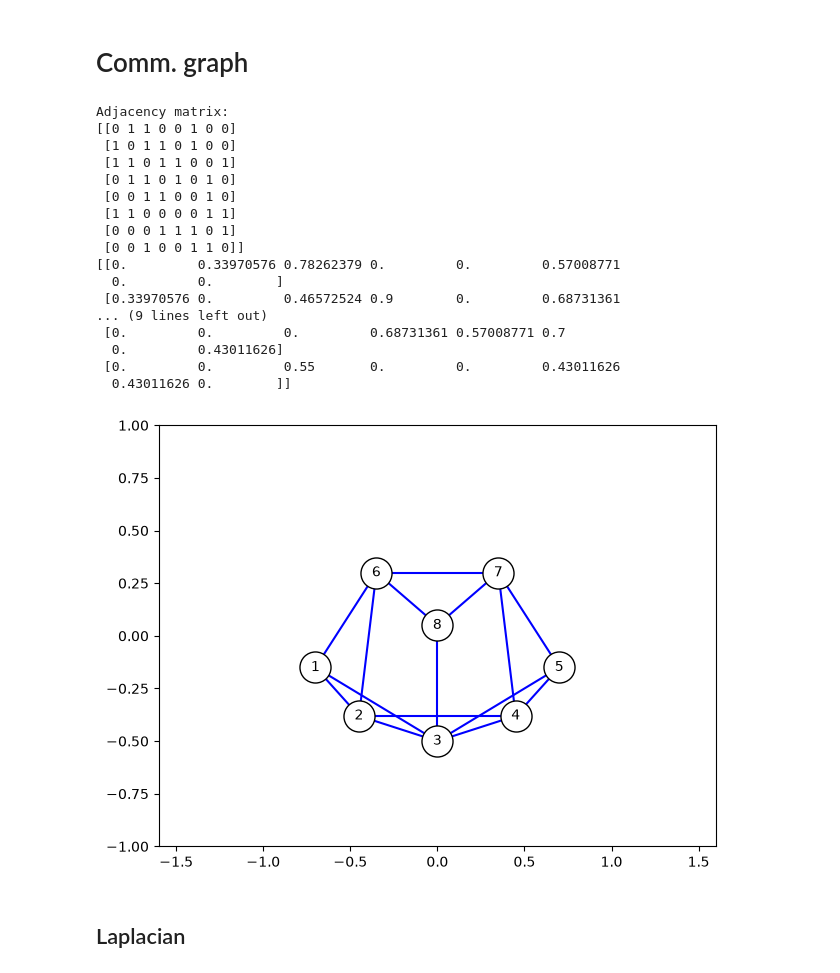
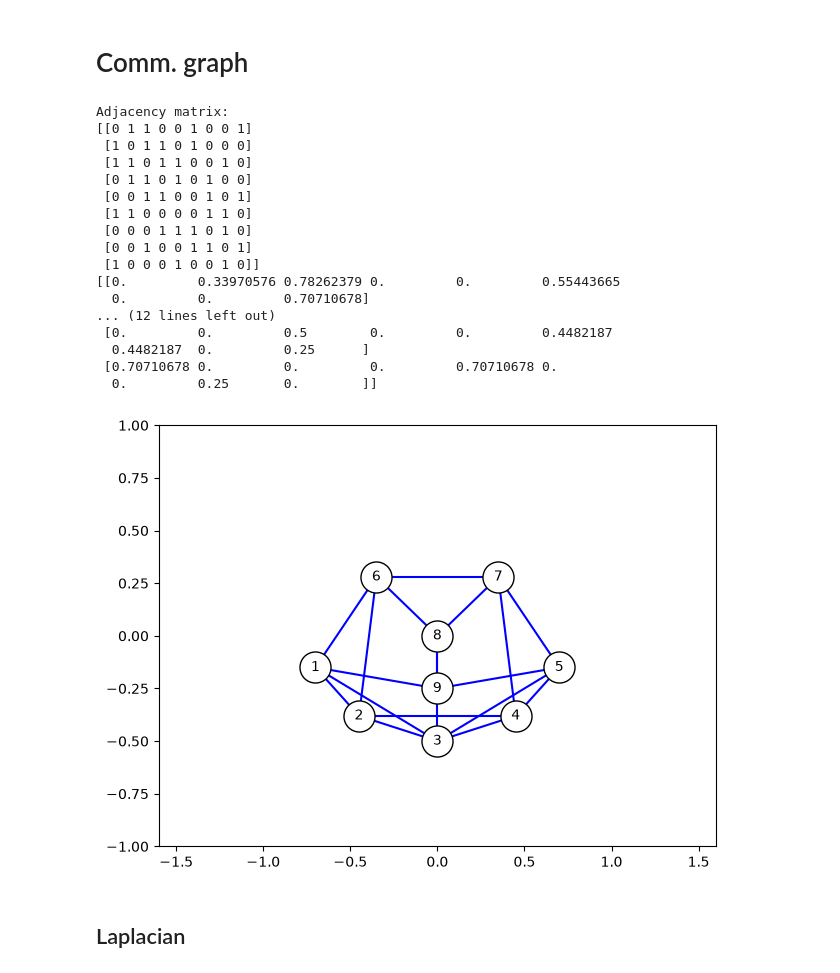
Before and after one commit to arunv54/MAE6870_hw3, a Jupyter notebook: bin/formation_a.ipynb, the cells around one changed output. Cells and saved outputs as stored; diff of their text form; code cells hidden in the pictures.

```diff
--- a/bin/formation_a.ipynb
+++ b/bin/formation_a.ipynb
@@ -4,10 +4,9 @@ import matplotlib.pyplot as plt
 # %% [markdown]
 # Formation plot
 # %%
-x = np.array([[-0.65, -0.325, 0.00, 0.325, 0.65, -0.35, 0.35, 0.00],
-    [-0.15, -0.30, -0.35, -0.30, -0.15, 0.25, 0.25, 0.05]])
-x = np.array([[-0.7, -0.45, 0.00, 0.45, 0.7, -0.35, 0.35, 0.00],
-              [-0.15, -0.38, -0.5, -0.38, -0.15, 0.3, 0.3, 0.05]])
+N = 9
+x = np.array([[-0.7, -0.45, 0., 0.45, 0.7, -0.35, 0.35, 0., 0.],
+              [-0.15, -0.38, -0.5, -0.38, -0.15, 0.28, 0.28, 0., -0.25]])
 print(x)
 fig, ax = plt.subplots(1,1,layout='tight')
 ax.grid()
@@ -39,8 +38,8 @@ plt.show()
 
 
 # Initialize adjacency matrix
-adjacency_mat = np.zeros((8, 8), dtype=int)
-distance_mat = np.zeros((8,8))
+adjacency_mat = np.zeros((N, N), dtype=int)
+distance_mat = np.zeros((N,N))
 
 # Define undirected communication edges
 edges = [
@@ -62,51 +61,53 @@ edges = [
 
     # Nose (robot 8)
     (3, 8),
     (6, 8),
-    (7, 8)
+    (7, 8),
+
+    (1,9),(5,9),(8,9)
 ]
 
 # Populate adjacency matrix
 for i, j in edges:
     adjacency_mat[i-1, j-1] = 1
     adjacency_mat[j-1, i-1] = 1
 
 print("Adjacency matrix:")
 print(adjacency_mat)
 
 fig, ax = plt.subplots(1,1,layout='tight')
 ax.set_xlim(-1.6,1.6)
 ax.set_ylim(-1,1)
 for i in range(adjacency_mat.shape[0]):
     for j in range(i,adjacency_mat.shape[1]):
         if adjacency_mat[i,j] == 1:
             distance_mat[i,j] = np.linalg.norm(x[:,i]-x[:,j])
             ax.plot([x[0,i],x[0,j]],[x[1,i],x[1,j]],zorder=1,color='blue')
 distance_mat = distance_mat + distance_mat.transpose()
 for i in range(x.shape[1]):
     ax.scatter(x[0,i],x[1,i],s=500,facecolors='white',edgecolors='black',zorder=2)
     ax.text(x[0,i],x[1,i],s=str(i+1),ha='center',va='center')
 print(distance_mat)
 plt.show()
 # %% [output]
 Adjacency matrix:
-[[0 1 1 0 0 1 0 0]
- [1 0 1 1 0 1 0 0]
- [1 1 0 1 1 0 0 1]
- [0 1 1 0 1 0 1 0]
- [0 0 1 1 0 0 1 0]
- [1 1 0 0 0 0 1 1]
- [0 0 0 1 1 1 0 1]
- [0 0 1 0 0 1 1 0]]
-[[0.         0.33970576 0.78262379 0.         0.         0.57008771
-  0.         0.        ]
- [0.33970576 0.         0.46572524 0.9        0.         0.68731361
-... (9 lines left out)
- [0.         0.         0.         0.68731361 0.57008771 0.7
-  0.         0.43011626]
- [0.         0.         0.55       0.         0.         0.43011626
-  0.43011626 0.        ]]
+[[0 1 1 0 0 1 0 0 1]
+ [1 0 1 1 0 1 0 0 0]
+ [1 1 0 1 1 0 0 1 0]
+ [0 1 1 0 1 0 1 0 0]
+ [0 0 1 1 0 0 1 0 1]
+ [1 1 0 0 0 0 1 1 0]
+ [0 0 0 1 1 1 0 1 0]
+ [0 0 1 0 0 1 1 0 1]
+ [1 0 0 0 1 0 0 1 0]]
+[[0.         0.33970576 0.78262379 0.         0.         0.55443665
+  0.         0.         0.70710678]
+... (12 lines left out)
+ [0.         0.         0.5        0.         0.         0.4482187
+  0.4482187  0.         0.25      ]
+ [0.70710678 0.         0.         0.         0.70710678 0.
+  0.         0.25       0.        ]]
-[figure, old version]
+[figure, new version]
 # %% [markdown]
 ## Laplacian
 # %%
```
Also changed, not shown: parts of 1 cell of this notebook, 3 other files.
